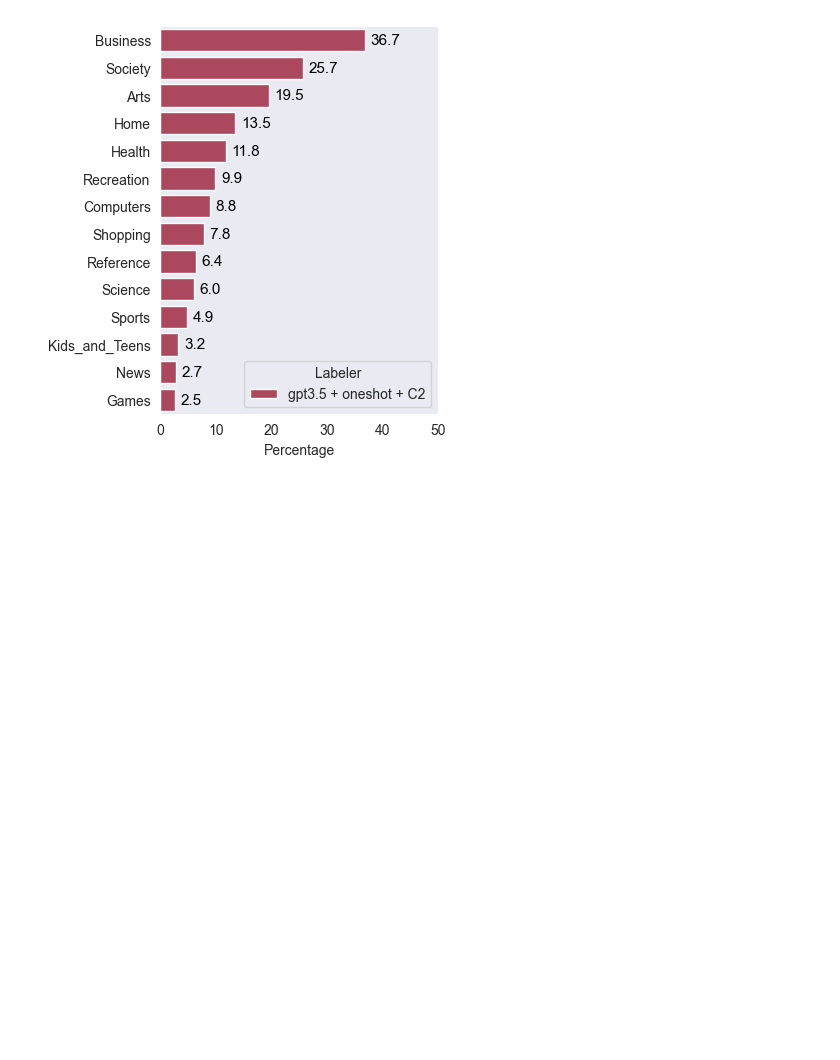
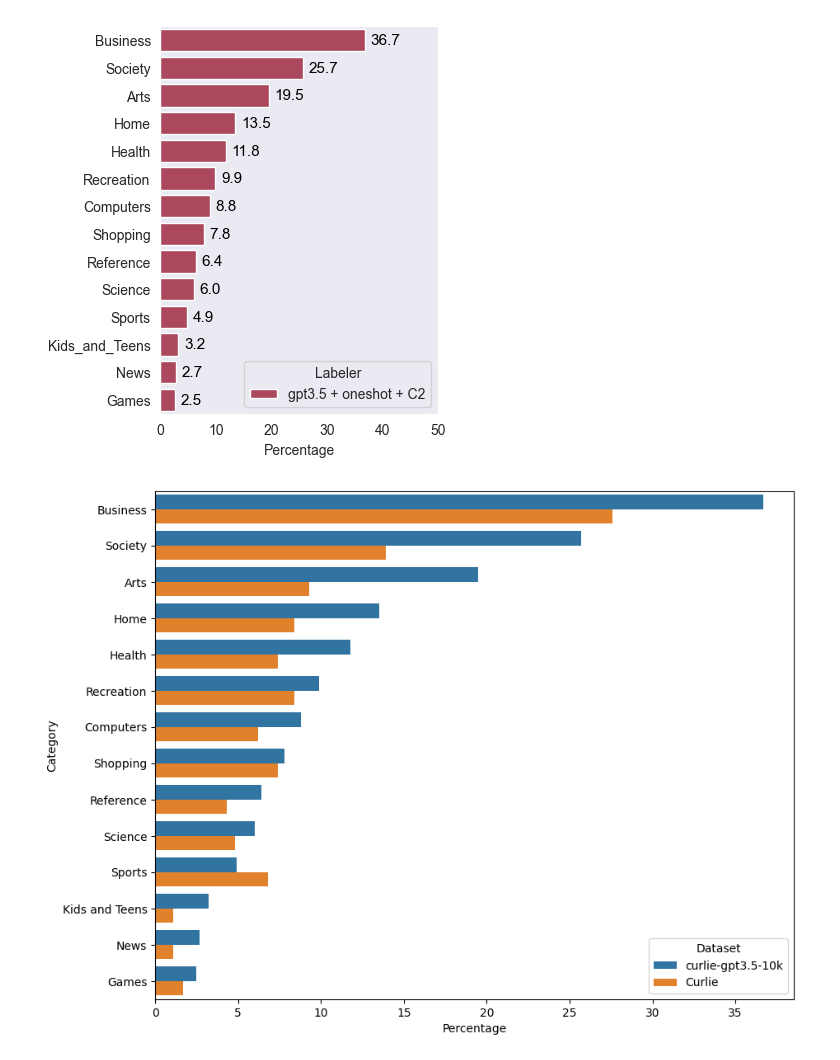
Before and after one commit to CS-433/ml-project-2-mlp, a Jupyter notebook: notebooks/eda.ipynb, the cells around one changed output. Saved outputs shown, nothing was run; the diff lists cells and outputs as text; code cells hidden in the pictures; blank space fills up the shorter version.

Commit message:
Push the figure

```diff
--- a/notebooks/eda.ipynb
+++ b/notebooks/eda.ipynb
@@ -868,3 +868,75 @@ print(f"✅ Saved figure to {path}")
 # %% [output]
 ✅ Saved figure to ../report/figures/curlie-10k-dist.pdf
 [figure]
+# %%
+
+# Data from the images, manually entered.
+data = {
+    "Category": [
+        "Business",
+        "Society",
+        "Arts",
+        "Home",
+        "Health",
+        "Recreation",
+        "Computers",
+        "Shopping",
+        "Reference",
+        "Science",
+        "Sports",
+        "Kids and Teens",
+        "News",
+        "Games",
+    ],
+    "curlie-gpt3.5-10k": [
+        36.7,
+        25.7,
+        19.5,
+        13.5,
+        11.8,
+        9.9,
+        8.8,
+        7.8,
+        6.4,
+        6.0,
+        4.9,
+        3.2,
+        2.7,
+        2.5,
+    ],
+    "Curlie": [
+        27.6,
+        13.9,
+        9.3,
+        8.4,
+        7.4,
+        8.4,
+        6.2,
+        7.4,
+        4.3,
+        4.8,
+        6.8,
+        1.1,
+        1.1,
+        1.7,
+    ],
+}
+
+df = pd.DataFrame(data)
+
+df_long = df.melt(id_vars="Category", var_name="Labeler", value_name="Percentage")
+
+plt.figure(figsize=(10, 8))
+sns.barplot(x="Percentage", y="Category", hue="Labeler", data=df_long)
+
+
+plt.xlabel("Percentage")
+plt.ylabel("Category")
+plt.legend(title="Dataset")
+
+plt.savefig("../report/figures/class_distribution_comparison.pdf")
+
+plt.show()
+# save as pdf
+# %% [output]
+[figure, added]
```
Also changed, not shown: 2 other files.
